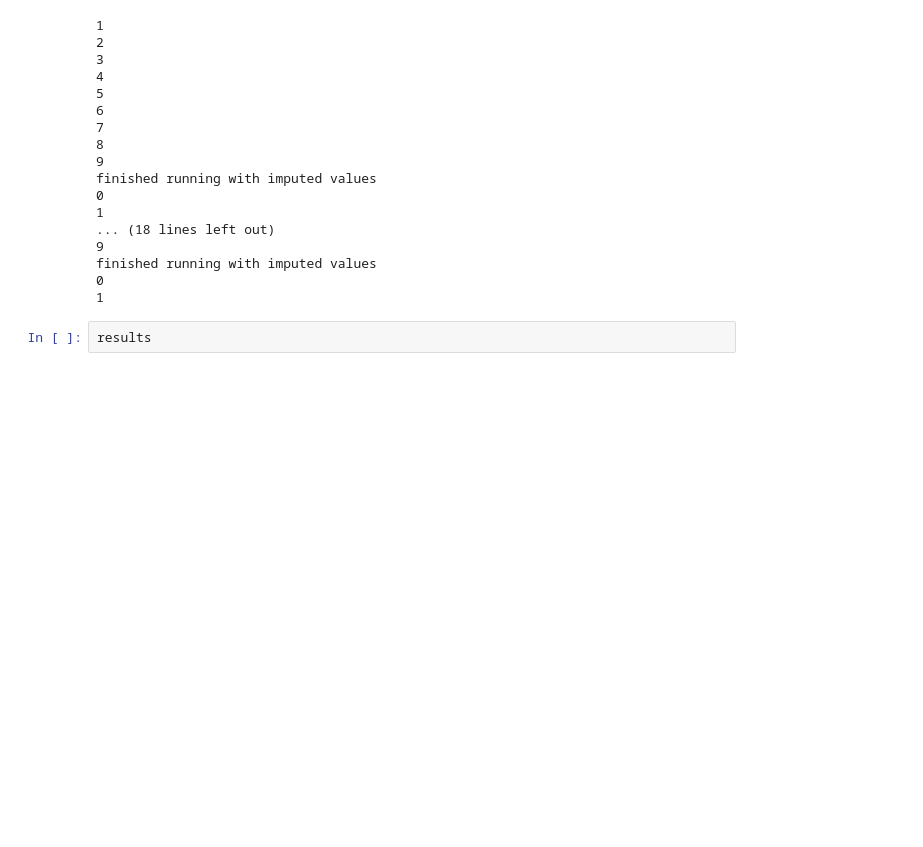
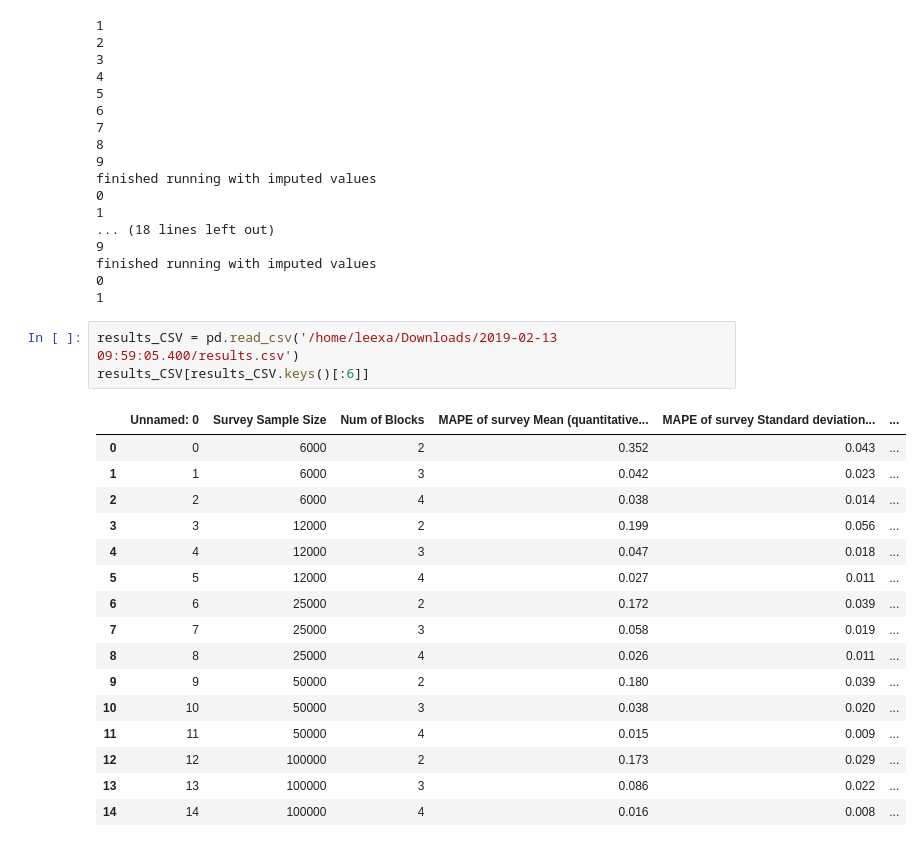
Before and after one commit to leexa90/ST5220, a Jupyter notebook: ST5220.ipynb, the cells around one changed output. Saved outputs shown, nothing was run; the diff lists cells and outputs as text; blank space fills up the shorter version.

```diff
--- a/ST5220.ipynb
+++ b/ST5220.ipynb
@@ -334,5 +334,23 @@ finished running with imputed values
 finished running with imputed values
 0
 1
-# %%
-results
+# %%
+results_CSV = pd.read_csv('/home/leexa/Downloads/2019-02-13 09:59:05.400/results.csv')
+results_CSV[results_CSV.keys()[:6]]
+# %% [output]
+|  | Unnamed: 0 | Survey Sample Size | Num of Blocks | MAPE of survey Mean (quantitative... | MAPE of survey Standard deviation... | ... |
+| 0 | 0 | 6000 | 2 | 0.352 | 0.043 | ... |
+| 1 | 1 | 6000 | 3 | 0.042 | 0.023 | ... |
+| 2 | 2 | 6000 | 4 | 0.038 | 0.014 | ... |
+| 3 | 3 | 12000 | 2 | 0.199 | 0.056 | ... |
+| 4 | 4 | 12000 | 3 | 0.047 | 0.018 | ... |
+| 5 | 5 | 12000 | 4 | 0.027 | 0.011 | ... |
+| 6 | 6 | 25000 | 2 | 0.172 | 0.039 | ... |
+| 7 | 7 | 25000 | 3 | 0.058 | 0.019 | ... |
+| 8 | 8 | 25000 | 4 | 0.026 | 0.011 | ... |
+| 9 | 9 | 50000 | 2 | 0.180 | 0.039 | ... |
+| 10 | 10 | 50000 | 3 | 0.038 | 0.020 | ... |
+| 11 | 11 | 50000 | 4 | 0.015 | 0.009 | ... |
+| 12 | 12 | 100000 | 2 | 0.173 | 0.029 | ... |
+| 13 | 13 | 100000 | 3 | 0.086 | 0.022 | ... |
+| 14 | 14 | 100000 | 4 | 0.016 | 0.008 | ... |
```
Also changed, not shown: parts of 1 cell of this notebook, 2 other files.
